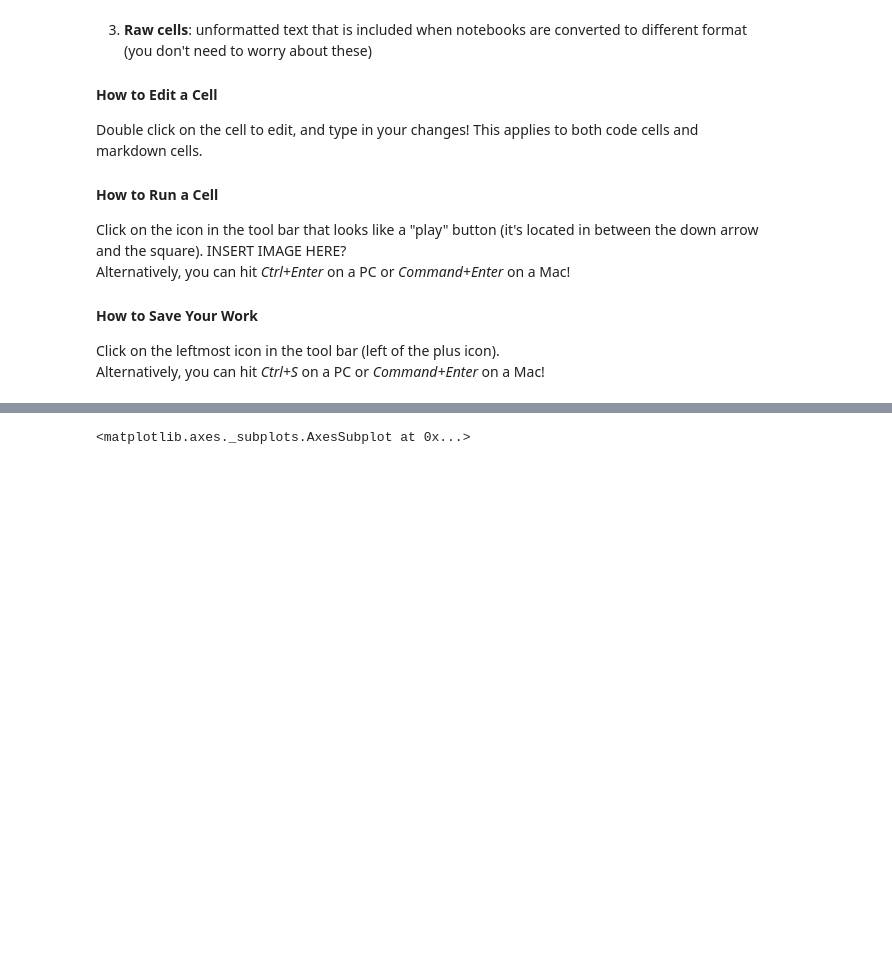
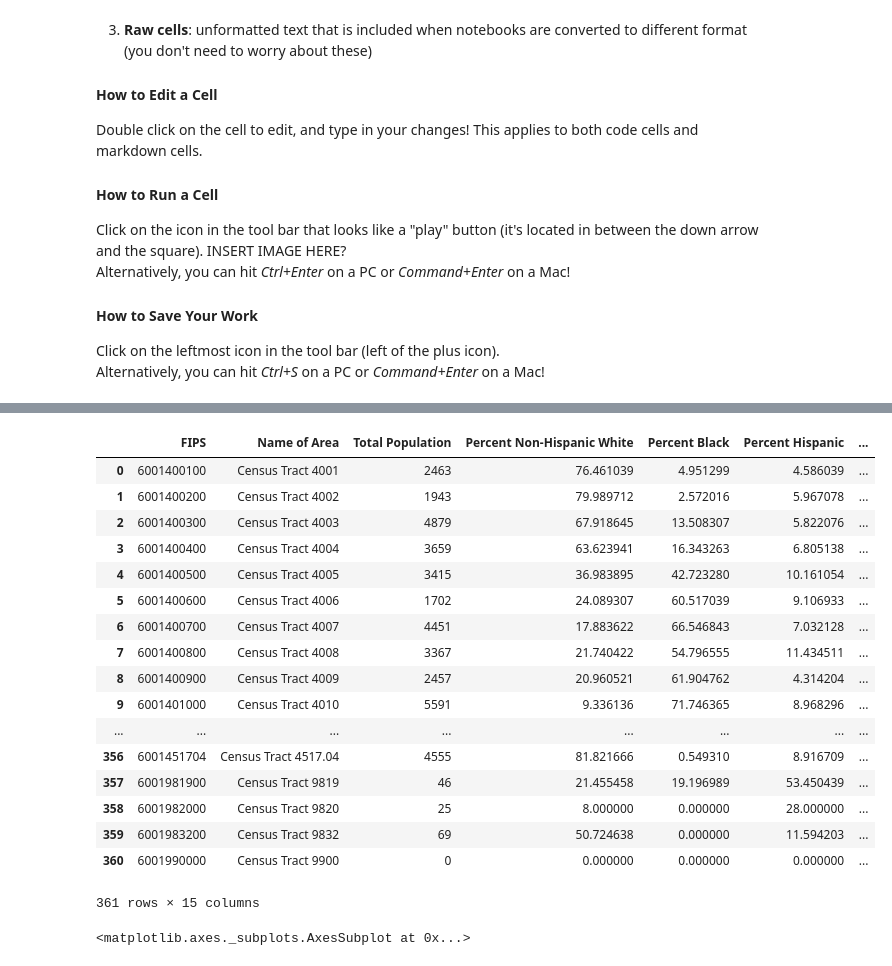
Before and after one commit to ds-modules/CP-113B, a Jupyter notebook: Rucha/CP113B-Rucha-Copy1.ipynb, the cells around one changed output, grey strips where cells are left out. Drawn from its saved outputs; the diff is of its cells as text; code cells hidden in the pictures; blank space fills up the shorter version.

```diff
--- a/Rucha/CP113B-Rucha-Copy1.ipynb
+++ b/Rucha/CP113B-Rucha-Copy1.ipynb
@@ -53,5 +51,24 @@ ImportError: Install xlrd >= 0.9.0 for Excel support
 # %%
-df_2000.tail()
+df_2000
+# %% [output]
+|  | FIPS | Name of Area | Total Population | Percent Non-Hispanic White | Percent Black | Percent Hispanic | ... |
+| 0 | 6001400100 | Census Tract 4001 | 2463 | 76.461039 | 4.951299 | 4.586039 | ... |
+| 1 | 6001400200 | Census Tract 4002 | 1943 | 79.989712 | 2.572016 | 5.967078 | ... |
+| 2 | 6001400300 | Census Tract 4003 | 4879 | 67.918645 | 13.508307 | 5.822076 | ... |
+| 3 | 6001400400 | Census Tract 4004 | 3659 | 63.623941 | 16.343263 | 6.805138 | ... |
+| 4 | 6001400500 | Census Tract 4005 | 3415 | 36.983895 | 42.723280 | 10.161054 | ... |
+| 5 | 6001400600 | Census Tract 4006 | 1702 | 24.089307 | 60.517039 | 9.106933 | ... |
+| 6 | 6001400700 | Census Tract 4007 | 4451 | 17.883622 | 66.546843 | 7.032128 | ... |
+| 7 | 6001400800 | Census Tract 4008 | 3367 | 21.740422 | 54.796555 | 11.434511 | ... |
+| 8 | 6001400900 | Census Tract 4009 | 2457 | 20.960521 | 61.904762 | 4.314204 | ... |
+| 9 | 6001401000 | Census Tract 4010 | 5591 | 9.336136 | 71.746365 | 8.968296 | ... |
+| ... | ... | ... | ... | ... | ... | ... | ... |
+| 356 | 6001451704 | Census Tract 4517.04 | 4555 | 81.821666 | 0.549310 | 8.916709 | ... |
+| 357 | 6001981900 | Census Tract 9819 | 46 | 21.455458 | 19.196989 | 53.450439 | ... |
+| 358 | 6001982000 | Census Tract 9820 | 25 | 8.000000 | 0.000000 | 28.000000 | ... |
+| 359 | 6001983200 | Census Tract 9832 | 69 | 50.724638 | 0.000000 | 11.594203 | ... |
+| 360 | 6001990000 | Census Tract 9900 | 0 | 0.000000 | 0.000000 | 0.000000 | ... |
+361 rows × 15 columns
 # %%
 # widget imports
 # import the widgets module
```
Also changed, not shown: parts of 7 cells of this notebook, 7 other files.
